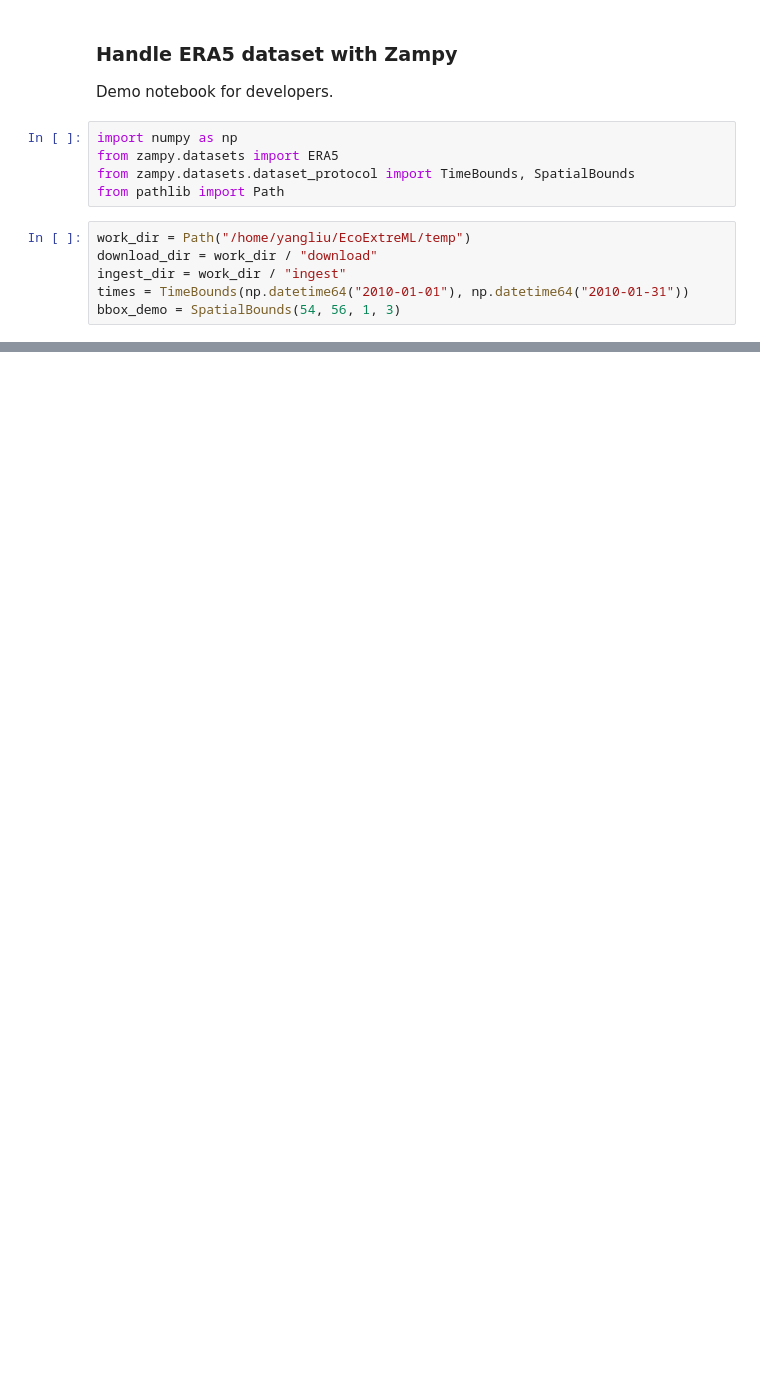
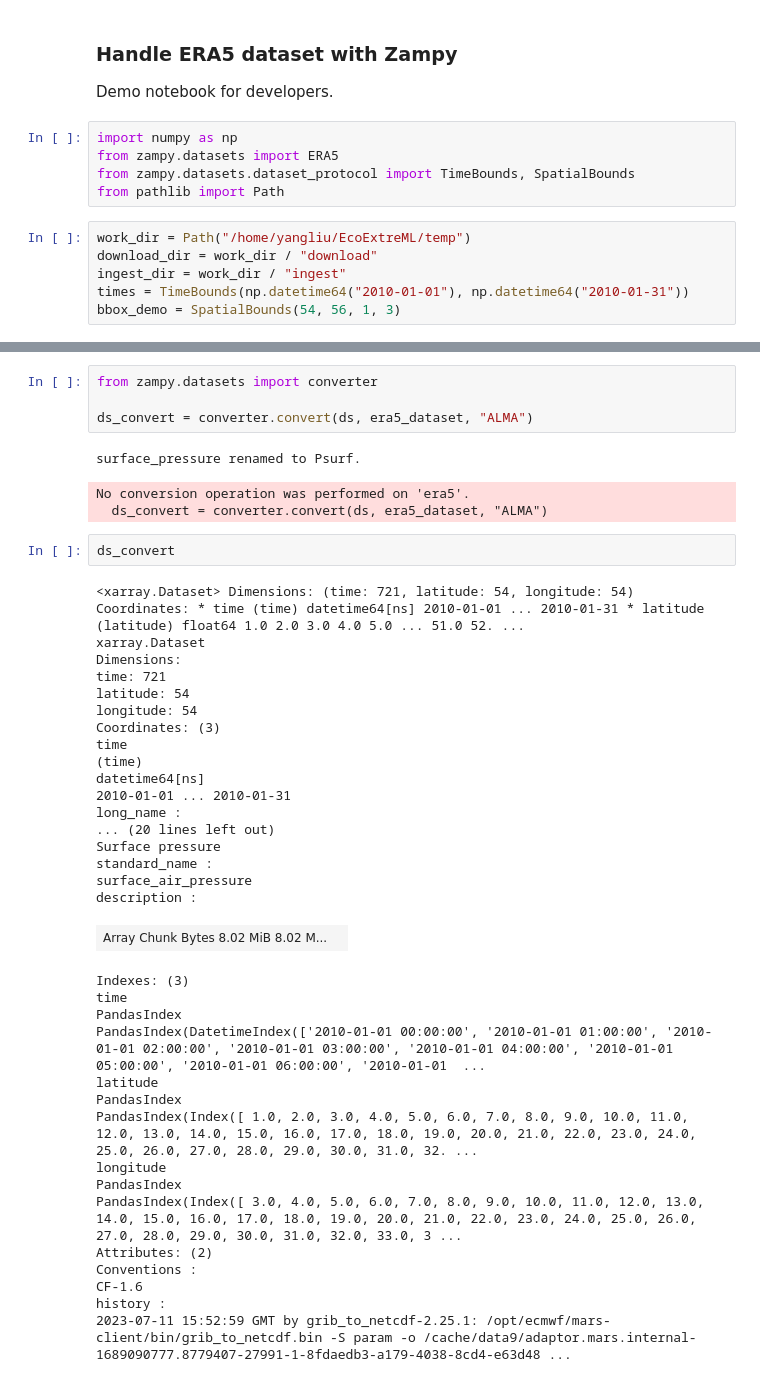
Before and after one commit to EcoExtreML/zampy, a Jupyter notebook: demo/era5_dataset_demo.ipynb, the cells around one changed output, grey strips where cells are left out. Saved outputs shown, nothing was run; the diff lists cells and outputs as text; blank space fills up the shorter version.

```diff
--- a/demo/era5_dataset_demo.ipynb
+++ b/demo/era5_dataset_demo.ipynb
@@ -29,0 +85,44 @@ True
+# %%
+from zampy.datasets import converter
+
+ds_convert = converter.convert(ds, era5_dataset, "ALMA")
+# %% [output]
+surface_pressure renamed to Psurf.
+No conversion operation was performed on 'era5'.
+  ds_convert = converter.convert(ds, era5_dataset, "ALMA")
+# %%
+ds_convert
+# %% [output]
+<xarray.Dataset> Dimensions: (time: 721, latitude: 54, longitude: 54) Coordinates: * time (time) datetime64[ns] 2010-01-01 ... 2010-01-31 * latitude (latitude) float64 1.0 2.0 3.0 4.0 5.0 ... 51.0 52. ...
+xarray.Dataset
+Dimensions:
+time: 721
+latitude: 54
+longitude: 54
+Coordinates: (3)
+time
+(time)
+datetime64[ns]
+2010-01-01 ... 2010-01-31
+long_name :
+... (20 lines left out)
+Surface pressure
+standard_name :
+surface_air_pressure
+description :
+| Array Chunk Bytes 8.02 MiB 8.02 M... |  |
+Indexes: (3)
+time
+PandasIndex
+PandasIndex(DatetimeIndex(['2010-01-01 00:00:00', '2010-01-01 01:00:00', '2010-01-01 02:00:00', '2010-01-01 03:00:00', '2010-01-01 04:00:00', '2010-01-01 05:00:00', '2010-01-01 06:00:00', '2010-01-01  ...
+latitude
+PandasIndex
+PandasIndex(Index([ 1.0, 2.0, 3.0, 4.0, 5.0, 6.0, 7.0, 8.0, 9.0, 10.0, 11.0, 12.0, 13.0, 14.0, 15.0, 16.0, 17.0, 18.0, 19.0, 20.0, 21.0, 22.0, 23.0, 24.0, 25.0, 26.0, 27.0, 28.0, 29.0, 30.0, 31.0, 32. ...
+longitude
+PandasIndex
+PandasIndex(Index([ 3.0, 4.0, 5.0, 6.0, 7.0, 8.0, 9.0, 10.0, 11.0, 12.0, 13.0, 14.0, 15.0, 16.0, 17.0, 18.0, 19.0, 20.0, 21.0, 22.0, 23.0, 24.0, 25.0, 26.0, 27.0, 28.0, 29.0, 30.0, 31.0, 32.0, 33.0, 3 ...
+Attributes: (2)
+Conventions :
+CF-1.6
+history :
+2023-07-11 15:52:59 GMT by grib_to_netcdf-2.25.1: /opt/ecmwf/mars-client/bin/grib_to_netcdf.bin -S param -o /cache/data9/adaptor.mars.internal-1689090777.8779407-27991-1-8fdaedb3-a179-4038-8cd4-e63d48 ...
```
Also changed, not shown: parts of 7 cells of this notebook, 3 other files.
